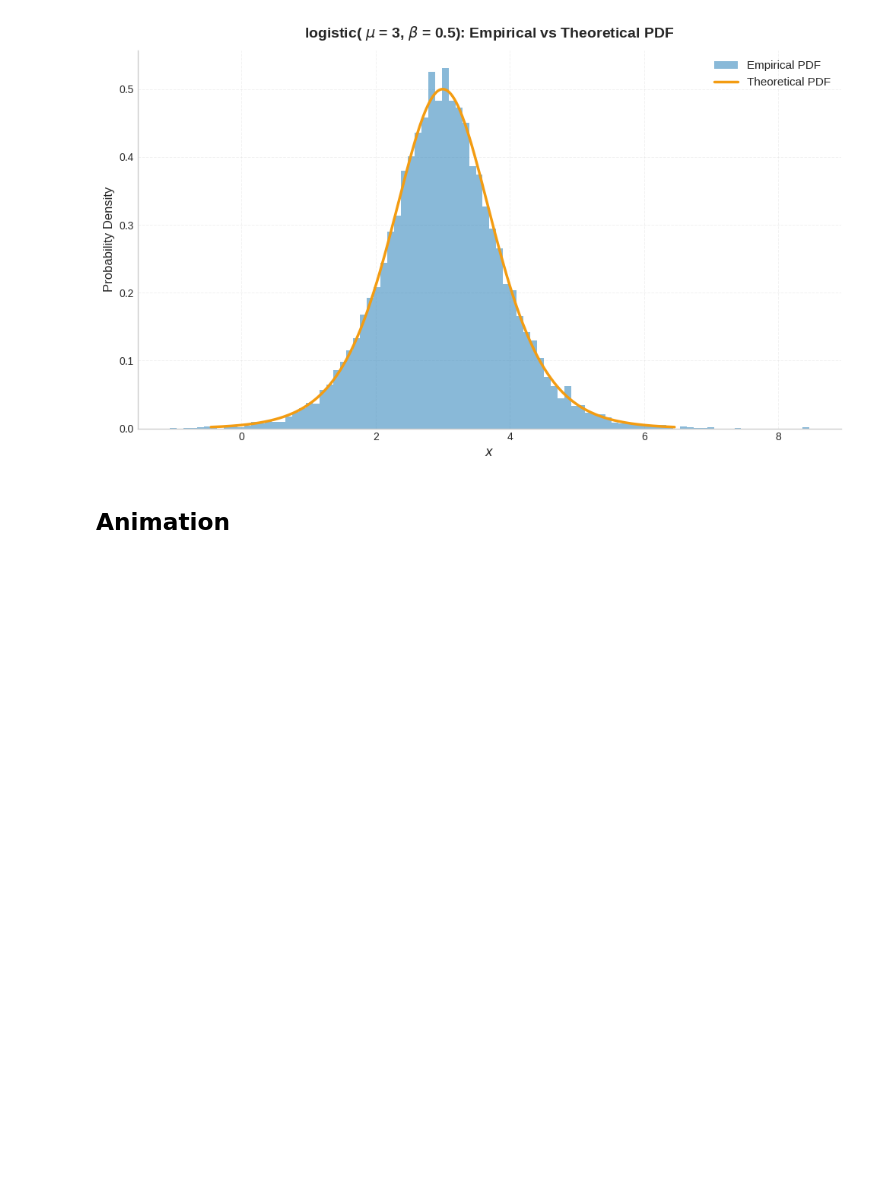
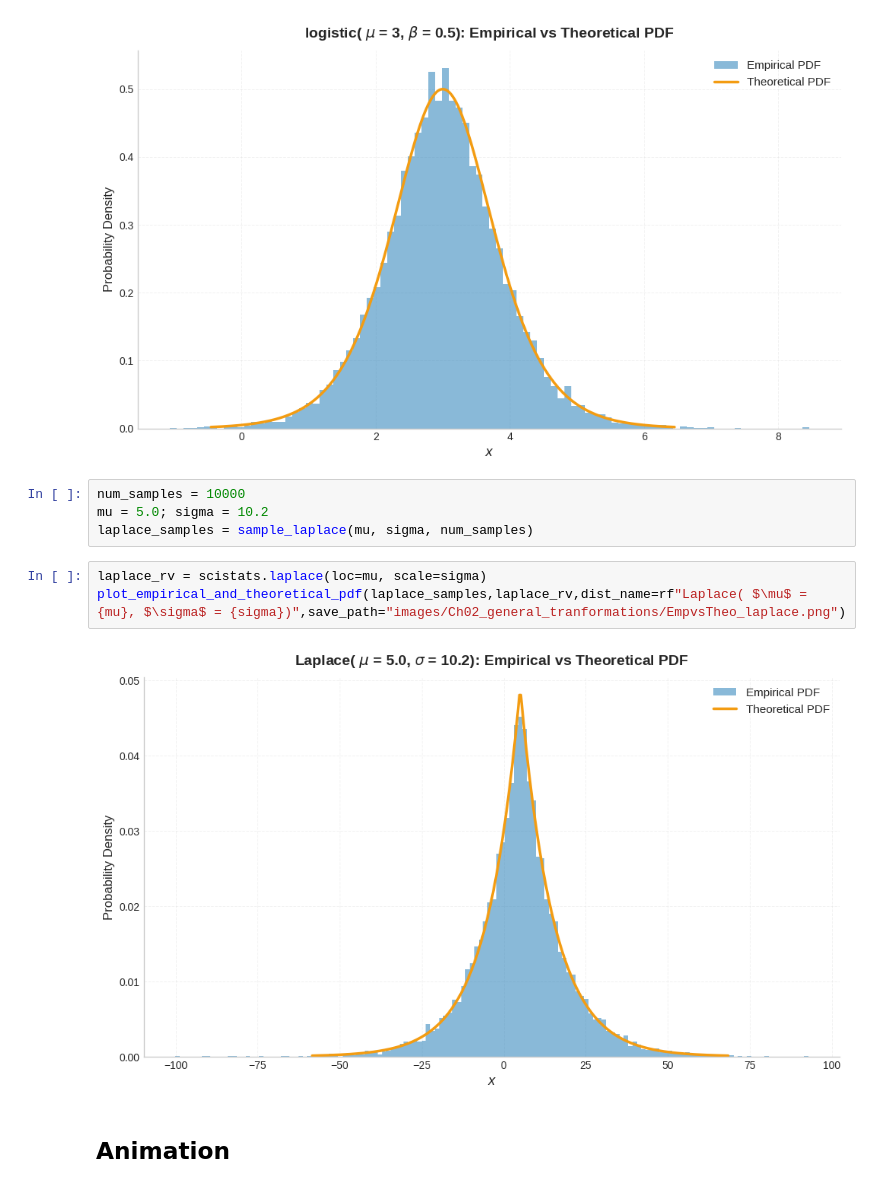
Before and after one commit to SaiSampathKedari/MonteCarlo-Statistical-Methods, a Jupyter notebook: notebooks/ch02_general_transforms.ipynb, the cells around one changed output. Saved outputs shown, nothing was run; the diff lists cells and outputs as text; blank space fills up the shorter version.

```diff
--- a/notebooks/ch02_general_transforms.ipynb
+++ b/notebooks/ch02_general_transforms.ipynb
@@ -477,6 +477,15 @@ logistic_rv = scistats.logistic(mu, beta)
 plot_empirical_and_theoretical_pdf(logistic_samples,logistic_rv,dist_name=rf"logistic( $\mu$ = {mu}, $\beta$ = {beta})",save_path="images/Ch02_general_tranformations/EmpvsTheo_logistic.png")
 # %% [output]
 [figure]
+# %%
+num_samples = 10000
+mu = 5.0; sigma = 10.2
+laplace_samples = sample_laplace(mu, sigma, num_samples)
+# %%
+laplace_rv = scistats.laplace(loc=mu, scale=sigma)
+plot_empirical_and_theoretical_pdf(laplace_samples,laplace_rv,dist_name=rf"Laplace( $\mu$ = {mu}, $\sigma$ = {sigma})",save_path="images/Ch02_general_tranformations/EmpvsTheo_laplace.png")
+# %% [output]
+[figure, added]
 # %% [markdown]
 ## Animation
 # %%
```
Also changed, not shown: 8 other files.
